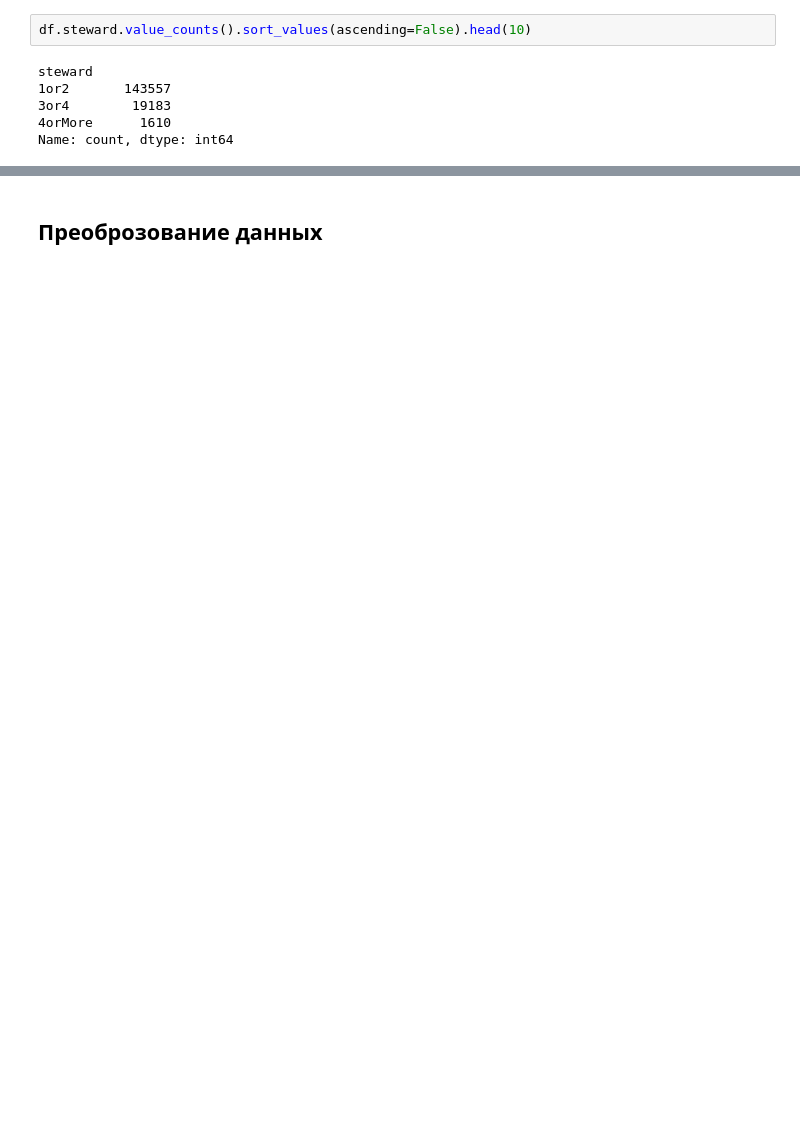
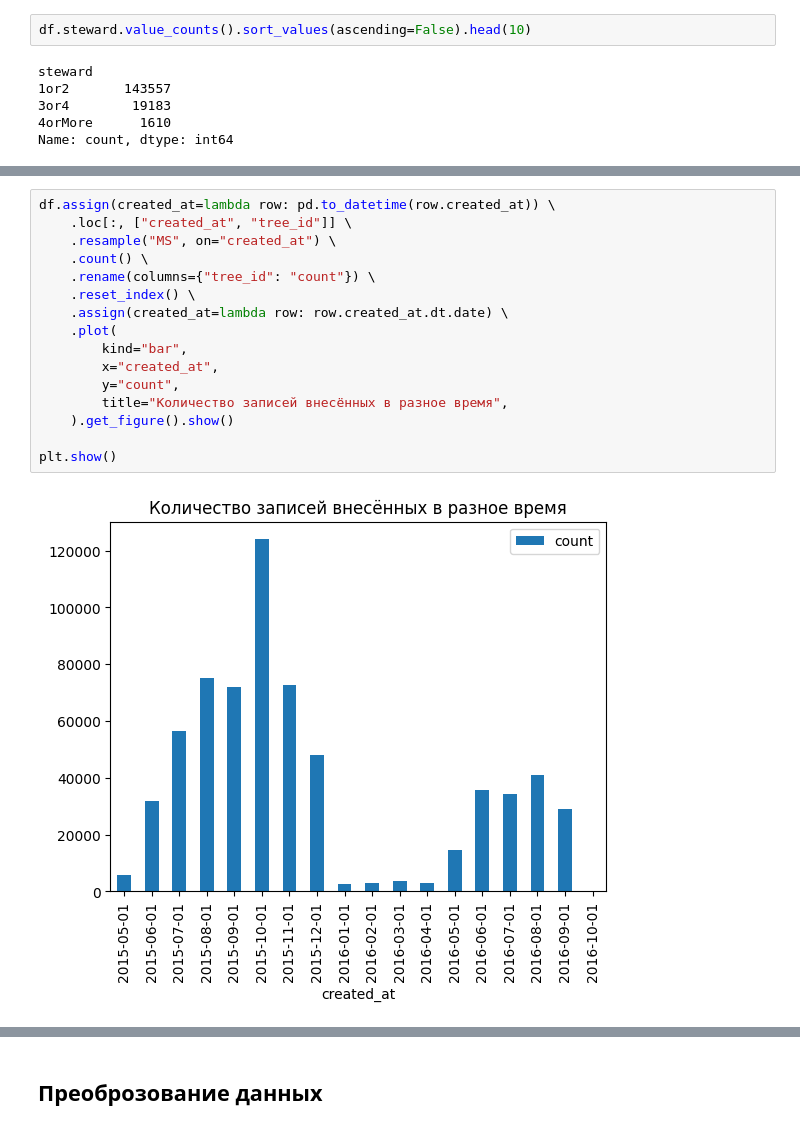
Before and after one commit to AleksTurov/street_tree, a Jupyter notebook: notebook/sreet_tree.ipynb, the cells around one changed output, grey strips where cells are left out. Saved outputs shown, nothing was run; the diff lists cells and outputs as text; blank space fills up the shorter version.

```diff
--- a/notebook/sreet_tree.ipynb
+++ b/notebook/sreet_tree.ipynb
@@ -165,0 +194,18 @@ Name: count, dtype: int64
+# %%
+df.assign(created_at=lambda row: pd.to_datetime(row.created_at)) \
+    .loc[:, ["created_at", "tree_id"]] \
+    .resample("MS", on="created_at") \
+    .count() \
+    .rename(columns={"tree_id": "count"}) \
+    .reset_index() \
+    .assign(created_at=lambda row: row.created_at.dt.date) \
+    .plot(
+        kind="bar",
+        x="created_at",
+        y="count",
+        title="Количество записей внесённых в разное время",
+    ).get_figure().show()
+
+plt.show()
+# %% [output]
+[figure, added]
```
Also changed, not shown: parts of 23 cells of this notebook.
